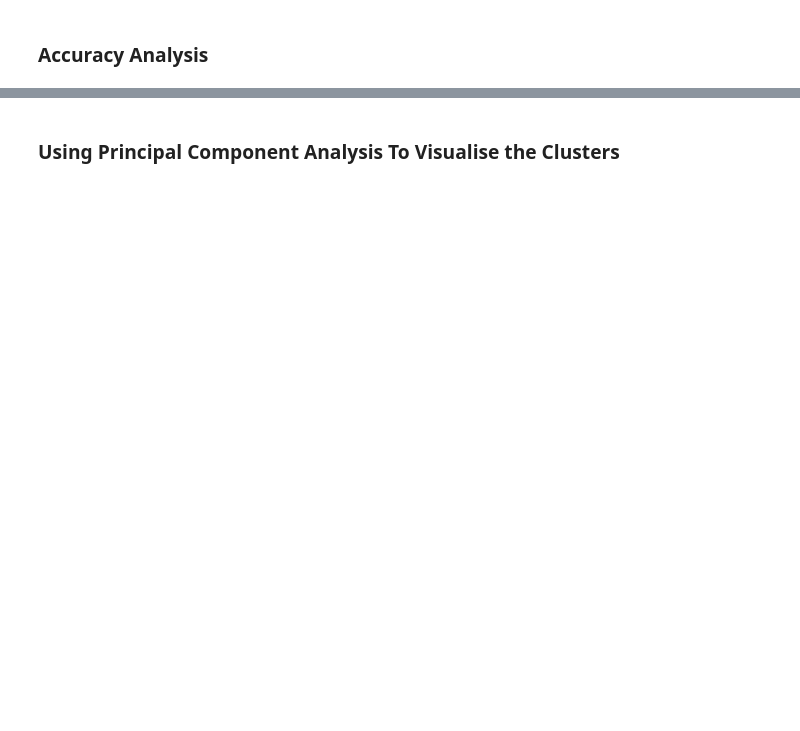
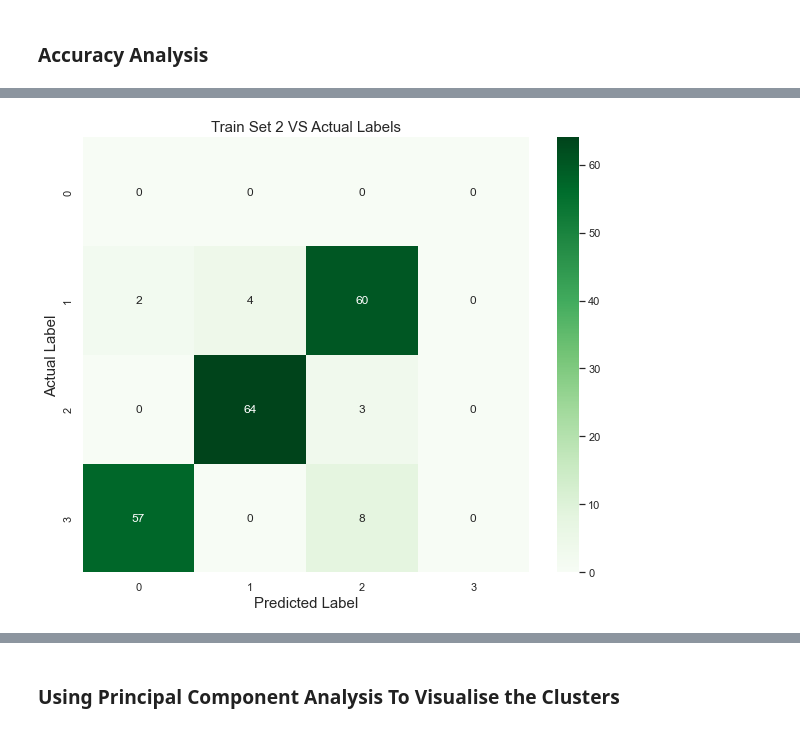
Before and after one commit to ARCHIBONG1/Wheat-Species-Prediction-Using-Clustering, a Jupyter notebook: Wheat Species Machine Learning Prediction_ Clustering Algorithms.ipynb, the cells around one changed output, grey strips where cells are left out. Saved outputs shown, nothing was run; the diff lists cells and outputs as text; code cells hidden in the pictures; blank space fills up the shorter version.

```diff
--- a/Wheat Species Machine Learning Prediction_ Clustering Algorithms.ipynb
+++ b/Wheat Species Machine Learning Prediction_ Clustering Algorithms.ipynb
@@ -242,0 +233,3 @@ print(kmeans_scaled_train_set.labels_)  # Prints the labels assigned to each tra
+# %%
+kmeans_scaled_train_set2 = kmeans(scaled_train_set)
+kmeans_scaled_train_set2
@@ -313,0 +416,4 @@ ax = sns.heatmap(cm, annot=True, fmt="d", cmap="Greens")
+# %%
+heatmap(kmeans_scaled_train_set2, "Train Set 2 VS Actual Labels")
+# %% [output]
+[figure, added]
```
Also changed, not shown: parts of 125 cells of this notebook.
